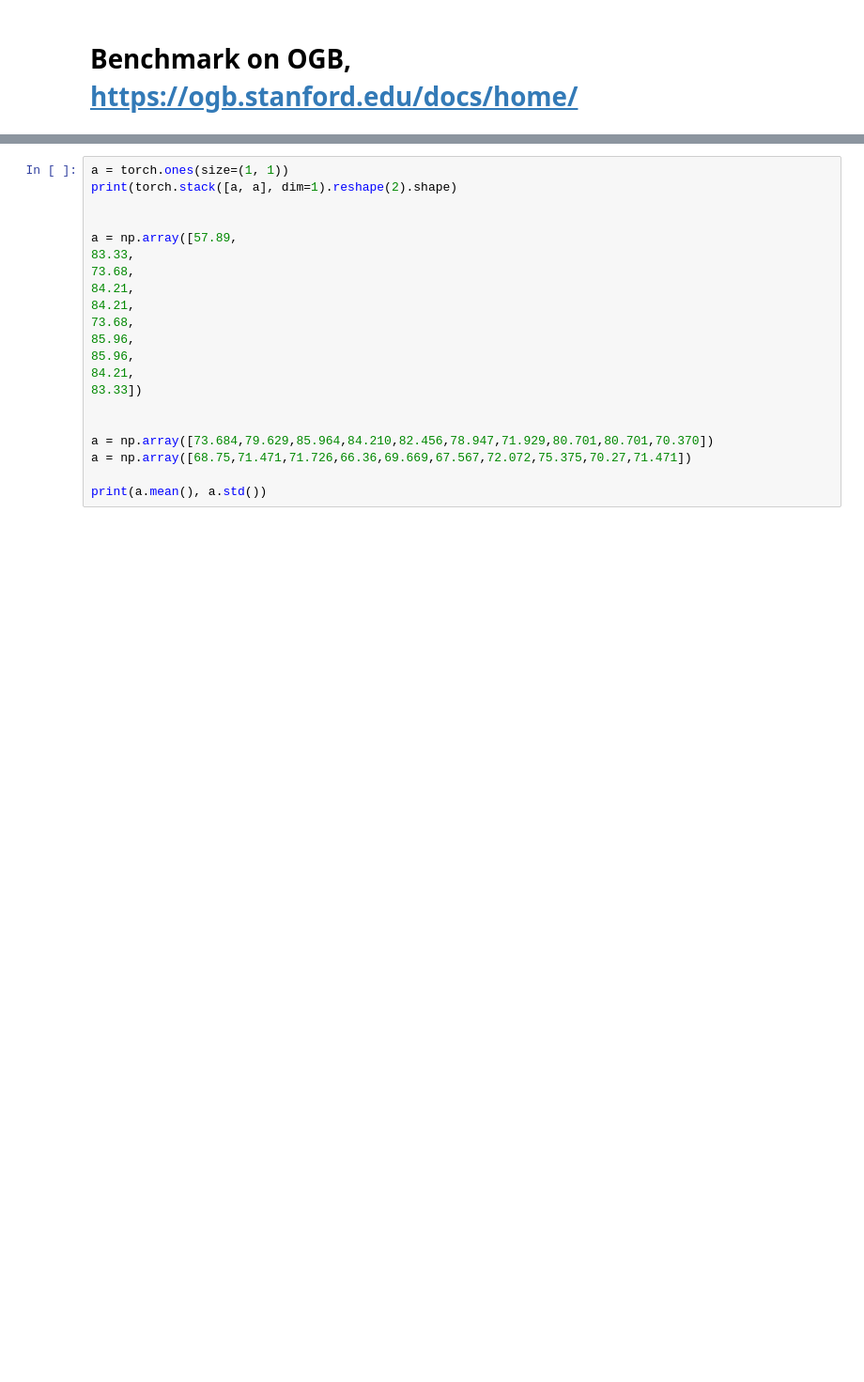
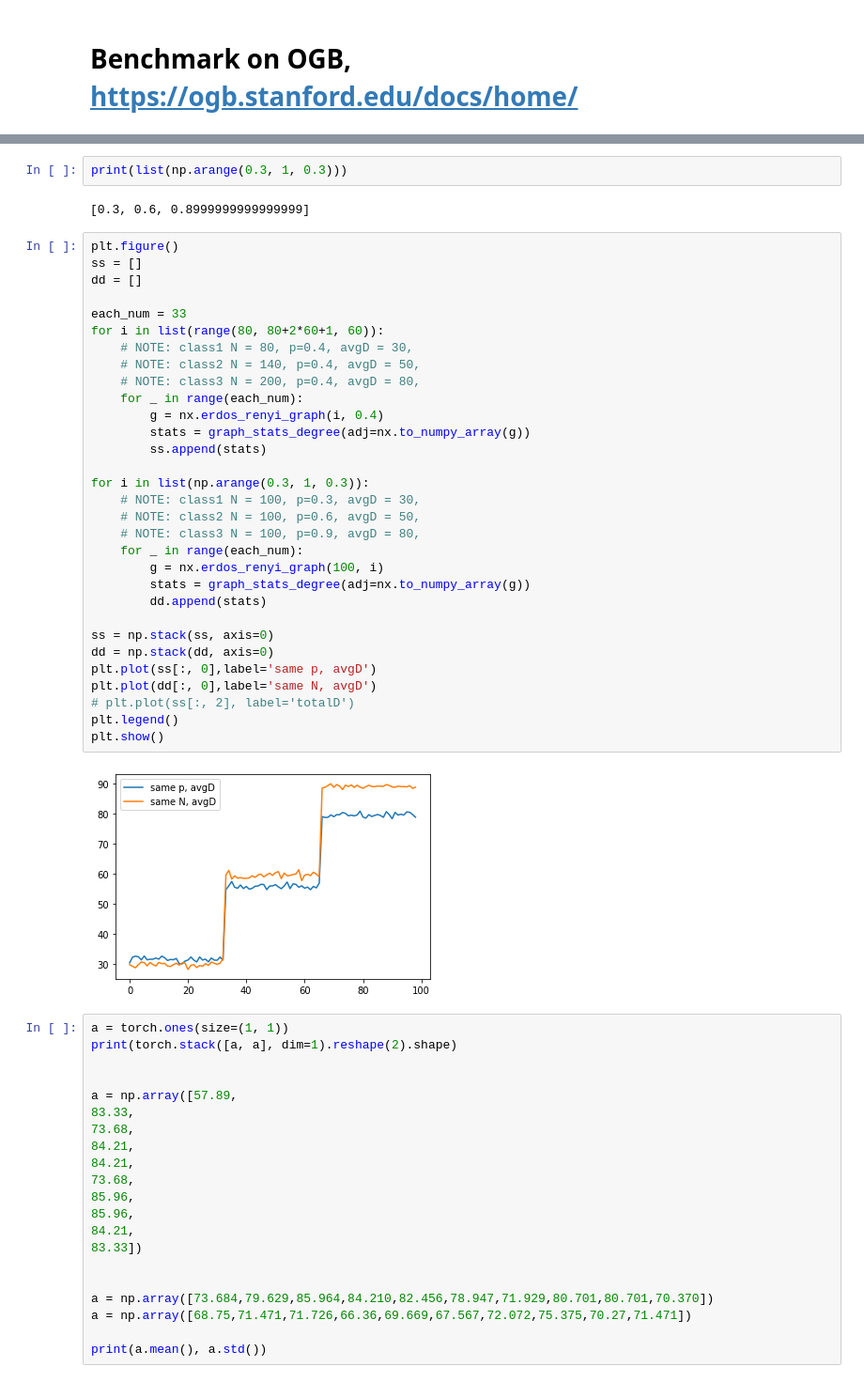
Before and after one commit to ICLab4DL/GNNBenchEffectiveness, a Jupyter notebook: plot_statistics.ipynb, the cells around one changed output, grey strips where cells are left out. Shown at 94% size. Saved outputs shown, nothing was run; the diff lists cells and outputs as text; blank space fills up the shorter version.

Commit message:
generate_mix_degree_graphs

```diff
--- a/plot_statistics.ipynb
+++ b/plot_statistics.ipynb
@@ -47,3 +48,40 @@ importlib.reload(utils)
+# %%
+print(list(np.arange(0.3, 1, 0.3)))
+# %% [output]
+[0.3, 0.6, 0.8999999999999999]
+# %%
+plt.figure()
+ss = []
+dd = []
+
+each_num = 33
+for i in list(range(80, 80+2*60+1, 60)):
+    # NOTE: class1 N = 80, p=0.4, avgD = 30,
+    # NOTE: class2 N = 140, p=0.4, avgD = 50,
+    # NOTE: class3 N = 200, p=0.4, avgD = 80,
+    for _ in range(each_num):
+        g = nx.erdos_renyi_graph(i, 0.4)
+        stats = graph_stats_degree(adj=nx.to_numpy_array(g))
+        ss.append(stats)
+
+for i in list(np.arange(0.3, 1, 0.3)):
+    # NOTE: class1 N = 100, p=0.3, avgD = 30,
+    # NOTE: class2 N = 100, p=0.6, avgD = 50,
+    # NOTE: class3 N = 100, p=0.9, avgD = 80,
+    for _ in range(each_num):
+        g = nx.erdos_renyi_graph(100, i)
+        stats = graph_stats_degree(adj=nx.to_numpy_array(g))
+        dd.append(stats)
+
+ss = np.stack(ss, axis=0)
+dd = np.stack(dd, axis=0)
+plt.plot(ss[:, 0],label='same p, avgD')
+plt.plot(dd[:, 0],label='same N, avgD')
+# plt.plot(ss[:, 2], label='totalD')
+plt.legend()
+plt.show()
+# %% [output]
+[figure, added]
 # %%
 a = torch.ones(size=(1, 1))
 print(torch.stack([a, a], dim=1).reshape(2).shape)
```
Also changed, not shown: parts of 1 cell of this notebook, 1 other file.
